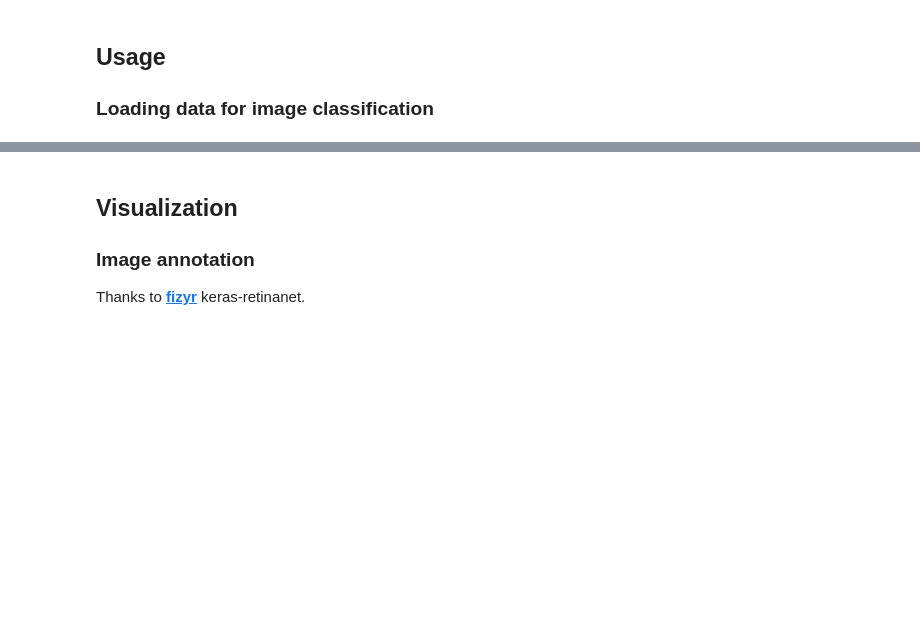
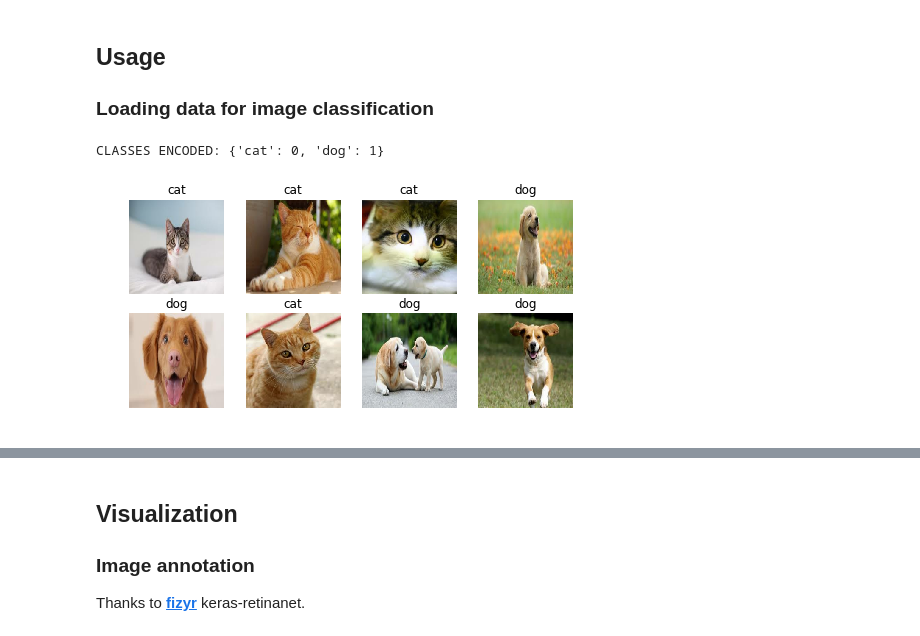
Before and after one commit to aniketmaurya/chitra, a Jupyter notebook: nbs/index.ipynb, the cells around one changed output, grey strips where cells are left out. Cells and saved outputs as stored; diff of their text form; code cells hidden in the pictures; blank space fills up the shorter version.

```diff
--- a/nbs/index.ipynb
+++ b/nbs/index.ipynb
@@ -44,10 +51,11 @@ import matplotlib.pyplot as plt
 # %%
-path = '/Users/aniket/Pictures/data/train'
-
 clf_dl = Clf()
-data = clf_dl.from_folder(path, target_shape=(224, 224))
+data = clf_dl.from_folder(cat_dog_path, target_shape=(224, 224))
 
 clf_dl.show_batch(8, figsize=(8,8))
+# %% [output]
+CLASSES ENCODED: {'cat': 0, 'dog': 1}
+[figure, added]
 # %%
 for e in data.take(1):
     image = e[0].numpy().astype('uint8')
```
Also changed, not shown: parts of 15 cells of this notebook, 7 other files.
